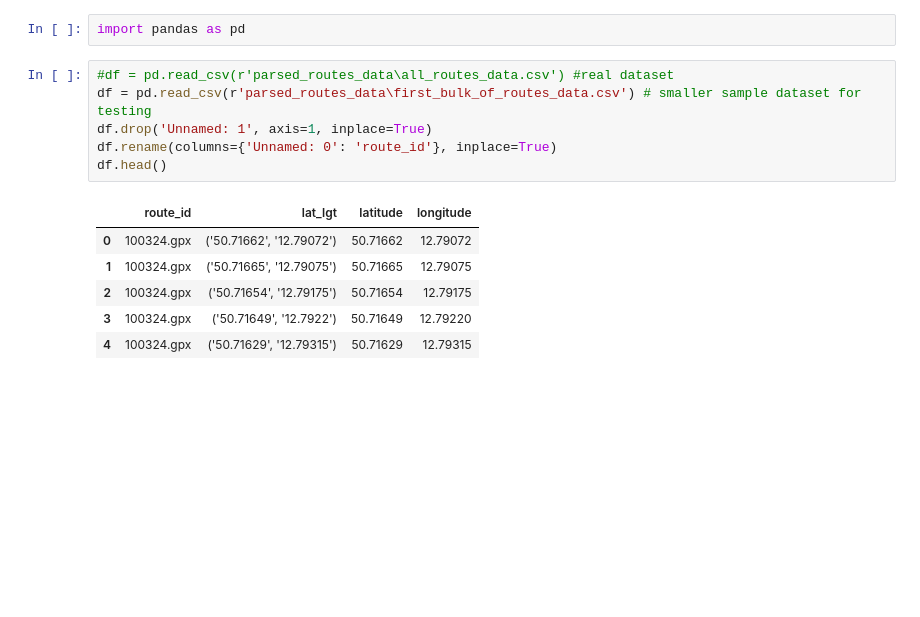
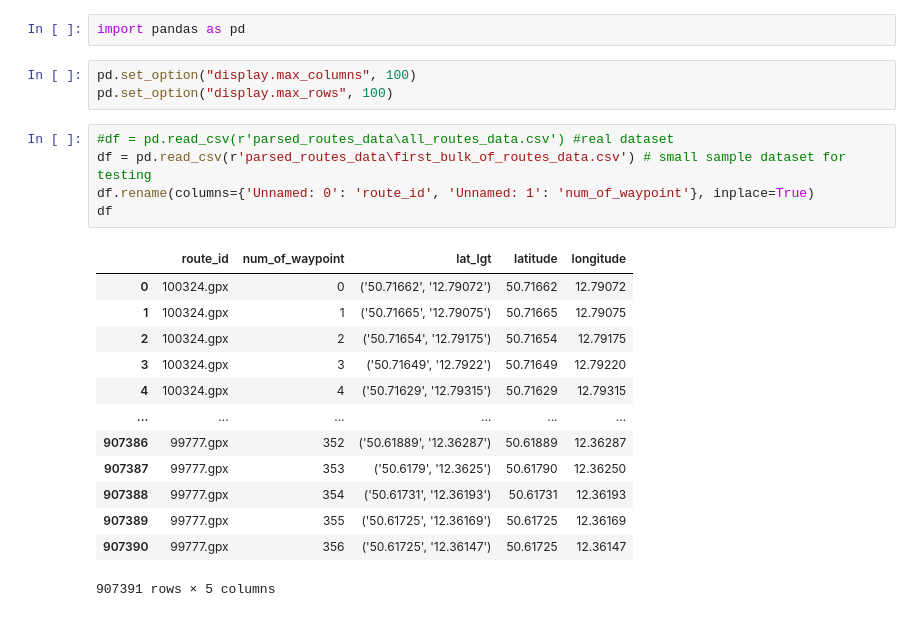
Before and after one commit to TechLabs-Berlin/wt21-way-to-go, a Jupyter notebook: cleaning_data/cleaning_routes_data.ipynb, the cells around one changed output. Saved outputs shown, nothing was run; the diff lists cells and outputs as text; blank space fills up the shorter version.

```diff
--- a/cleaning_data/cleaning_routes_data.ipynb
+++ b/cleaning_data/cleaning_routes_data.ipynb
@@ -1,15 +1,24 @@
 # %%
 import pandas as pd
+# %%
+pd.set_option("display.max_columns", 100)
+pd.set_option("display.max_rows", 100)
 # %%
 #df = pd.read_csv(r'parsed_routes_data\all_routes_data.csv') #real dataset
-df = pd.read_csv(r'parsed_routes_data\first_bulk_of_routes_data.csv') # smaller sample dataset for testing
-df.drop('Unnamed: 1', axis=1, inplace=True)
-df.rename(columns={'Unnamed: 0': 'route_id'}, inplace=True)
-df.head()
+df = pd.read_csv(r'parsed_routes_data\first_bulk_of_routes_data.csv') # small sample dataset for testing
+df.rename(columns={'Unnamed: 0': 'route_id', 'Unnamed: 1': 'num_of_waypoint'}, inplace=True)
+df
 # %% [output]
-|  | route_id | lat_lgt | latitude | longitude |
-| 0 | 100324.gpx | ('50.71662', '12.79072') | 50.71662 | 12.79072 |
-| 1 | 100324.gpx | ('50.71665', '12.79075') | 50.71665 | 12.79075 |
-| 2 | 100324.gpx | ('50.71654', '12.79175') | 50.71654 | 12.79175 |
-| 3 | 100324.gpx | ('50.71649', '12.7922') | 50.71649 | 12.79220 |
-| 4 | 100324.gpx | ('50.71629', '12.79315') | 50.71629 | 12.79315 |
+|  | route_id | num_of_waypoint | lat_lgt | latitude | longitude |
+| 0 | 100324.gpx | 0 | ('50.71662', '12.79072') | 50.71662 | 12.79072 |
+| 1 | 100324.gpx | 1 | ('50.71665', '12.79075') | 50.71665 | 12.79075 |
+| 2 | 100324.gpx | 2 | ('50.71654', '12.79175') | 50.71654 | 12.79175 |
+| 3 | 100324.gpx | 3 | ('50.71649', '12.7922') | 50.71649 | 12.79220 |
+| 4 | 100324.gpx | 4 | ('50.71629', '12.79315') | 50.71629 | 12.79315 |
+| ... | ... | ... | ... | ... | ... |
+| 907386 | 99777.gpx | 352 | ('50.61889', '12.36287') | 50.61889 | 12.36287 |
+| 907387 | 99777.gpx | 353 | ('50.6179', '12.3625') | 50.61790 | 12.36250 |
+| 907388 | 99777.gpx | 354 | ('50.61731', '12.36193') | 50.61731 | 12.36193 |
+| 907389 | 99777.gpx | 355 | ('50.61725', '12.36169') | 50.61725 | 12.36169 |
+| 907390 | 99777.gpx | 356 | ('50.61725', '12.36147') | 50.61725 | 12.36147 |
+907391 rows × 5 columns
```
Also changed, not shown: parts of 2 cells of this notebook.
